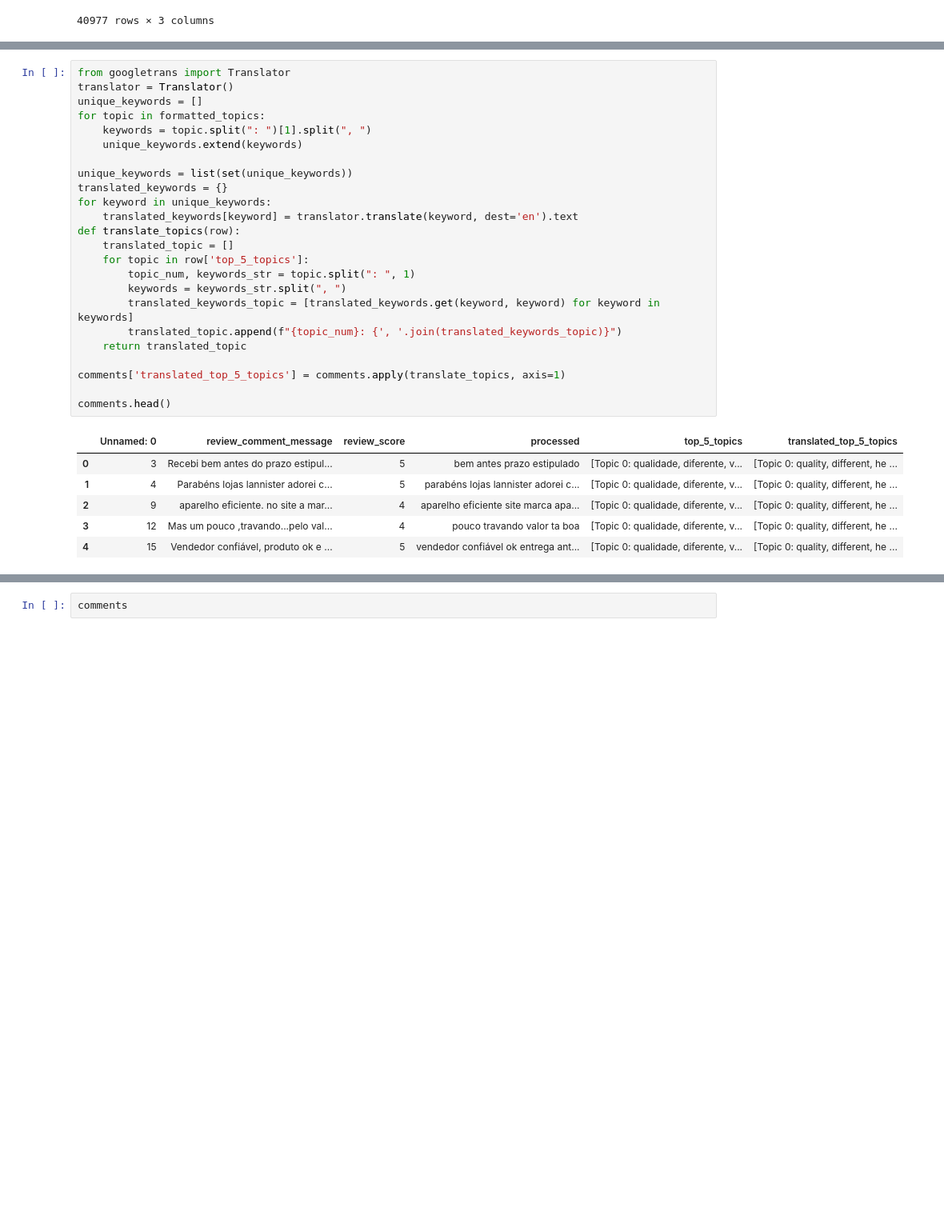
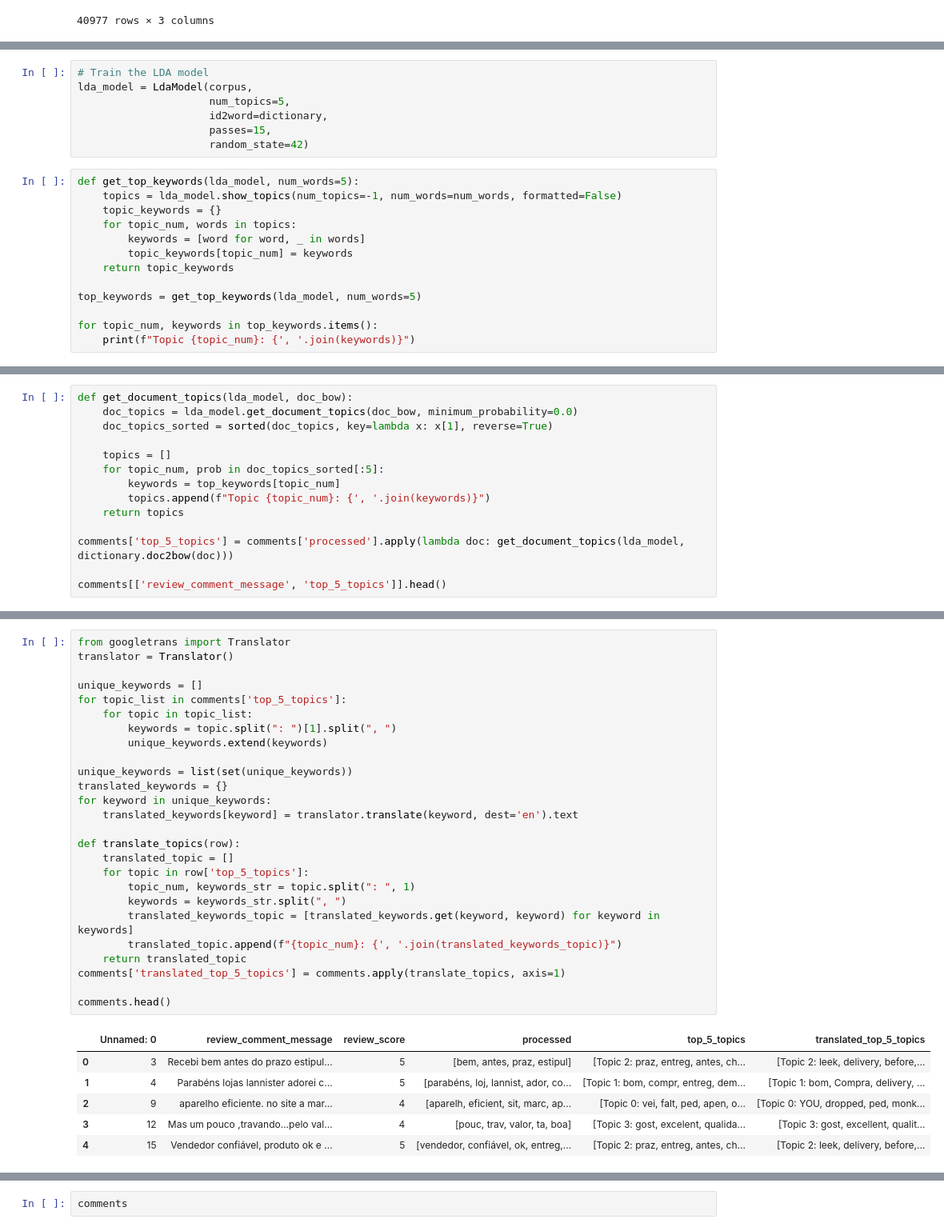
Before and after one commit to hasnaingandhi/DSCapstone, a Jupyter notebook: Topic_Modelling.ipynb, the cells around one changed output, grey strips where cells are left out. Shown at 80% size. Cells and saved outputs as stored; diff of their text form; blank space fills up the shorter version.

```diff
--- a/Topic_Modelling.ipynb
+++ b/Topic_Modelling.ipynb
@@ -96,0 +79,20 @@ comments.head()
+# %%
+# Train the LDA model
+lda_model = LdaModel(corpus,
+                     num_topics=5,
+                     id2word=dictionary,
+                     passes=15,
+                     random_state=42)
+# %%
+def get_top_keywords(lda_model, num_words=5):
+    topics = lda_model.show_topics(num_topics=-1, num_words=num_words, formatted=False)
+    topic_keywords = {}
+    for topic_num, words in topics:
+        keywords = [word for word, _ in words]
+        topic_keywords[topic_num] = keywords
+    return topic_keywords
+
+top_keywords = get_top_keywords(lda_model, num_words=5)
+
+for topic_num, keywords in top_keywords.items():
+    print(f"Topic {topic_num}: {', '.join(keywords)}")
@@ -96,0 +105,14 @@ comments.head()
+# %%
+def get_document_topics(lda_model, doc_bow):
+    doc_topics = lda_model.get_document_topics(doc_bow, minimum_probability=0.0)
+    doc_topics_sorted = sorted(doc_topics, key=lambda x: x[1], reverse=True)
+
+    topics = []
+    for topic_num, prob in doc_topics_sorted[:5]:
+        keywords = top_keywords[topic_num]
+        topics.append(f"Topic {topic_num}: {', '.join(keywords)}")
+    return topics
+
+comments['top_5_topics'] = comments['processed'].apply(lambda doc: get_document_topics(lda_model, dictionary.doc2bow(doc)))
+
+comments[['review_comment_message', 'top_5_topics']].head()
@@ -97,31 +126,33 @@ comments.head()
 # %%
 from googletrans import Translator
 translator = Translator()
+
 unique_keywords = []
-for topic in formatted_topics:
-    keywords = topic.split(": ")[1].split(", ")
-    unique_keywords.extend(keywords)
+for topic_list in comments['top_5_topics']:
+    for topic in topic_list:
+        keywords = topic.split(": ")[1].split(", ")
+        unique_keywords.extend(keywords)
 
 unique_keywords = list(set(unique_keywords))
 translated_keywords = {}
 for keyword in unique_keywords:
     translated_keywords[keyword] = translator.translate(keyword, dest='en').text
+
 def translate_topics(row):
     translated_topic = []
     for topic in row['top_5_topics']:
         topic_num, keywords_str = topic.split(": ", 1)
         keywords = keywords_str.split(", ")
         translated_keywords_topic = [translated_keywords.get(keyword, keyword) for keyword in keywords]
         translated_topic.append(f"{topic_num}: {', '.join(translated_keywords_topic)}")
     return translated_topic
-
 comments['translated_top_5_topics'] = comments.apply(translate_topics, axis=1)
 
 comments.head()
 # %% [output]
 |  | Unnamed: 0 | review_comment_message | review_score | processed | top_5_topics | translated_top_5_topics |
-| 0 | 3 | Recebi bem antes do prazo estipul... | 5 | bem antes prazo estipulado | [Topic 0: qualidade, diferente, v... | [Topic 0: quality, different, he ... |
-| 1 | 4 | Parabéns lojas lannister adorei c... | 5 | parabéns lojas lannister adorei c... | [Topic 0: qualidade, diferente, v... | [Topic 0: quality, different, he ... |
-| 2 | 9 | aparelho eficiente. no site a mar... | 4 | aparelho eficiente site marca apa... | [Topic 0: qualidade, diferente, v... | [Topic 0: quality, different, he ... |
-| 3 | 12 | Mas um pouco ,travando...pelo val... | 4 | pouco travando valor ta boa | [Topic 0: qualidade, diferente, v... | [Topic 0: quality, different, he ... |
-| 4 | 15 | Vendedor confiável, produto ok e ... | 5 | vendedor confiável ok entrega ant... | [Topic 0: qualidade, diferente, v... | [Topic 0: quality, different, he ... |
+| 0 | 3 | Recebi bem antes do prazo estipul... | 5 | [bem, antes, praz, estipul] | [Topic 2: praz, entreg, antes, ch... | [Topic 2: leek, delivery, before,... |
+| 1 | 4 | Parabéns lojas lannister adorei c... | 5 | [parabéns, loj, lannist, ador, co... | [Topic 1: bom, compr, entreg, dem... | [Topic 1: bom, Compra, delivery, ... |
+| 2 | 9 | aparelho eficiente. no site a mar... | 4 | [aparelh, eficient, sit, marc, ap... | [Topic 0: vei, falt, ped, apen, o... | [Topic 0: YOU, dropped, ped, monk... |
+| 3 | 12 | Mas um pouco ,travando...pelo val... | 4 | [pouc, trav, valor, ta, boa] | [Topic 3: gost, excelent, qualida... | [Topic 3: gost, excellent, qualit... |
+| 4 | 15 | Vendedor confiável, produto ok e ... | 5 | [vendedor, confiável, ok, entreg,... | [Topic 2: praz, entreg, antes, ch... | [Topic 2: leek, delivery, before,... |
```
Also changed, not shown: parts of 11 cells of this notebook.
